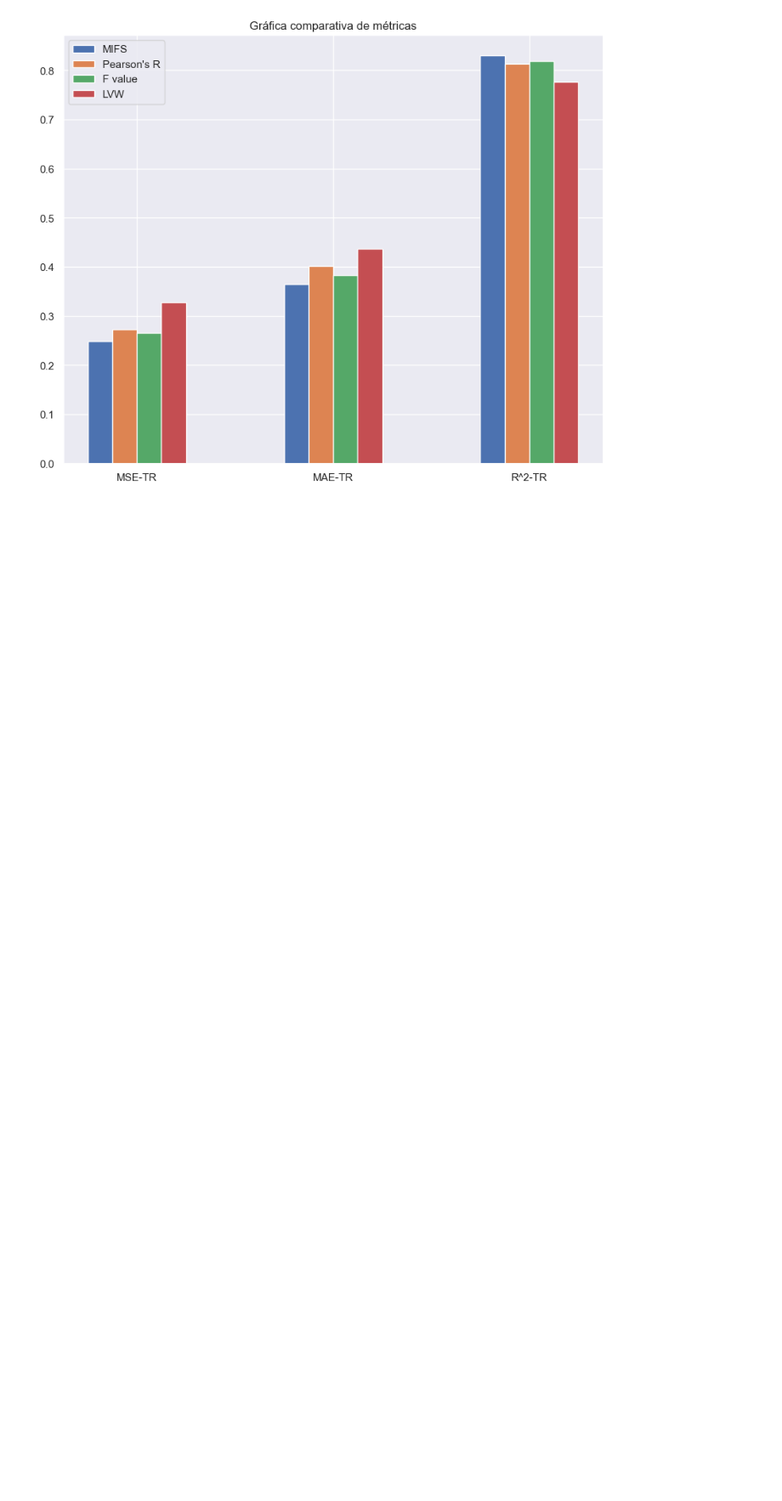
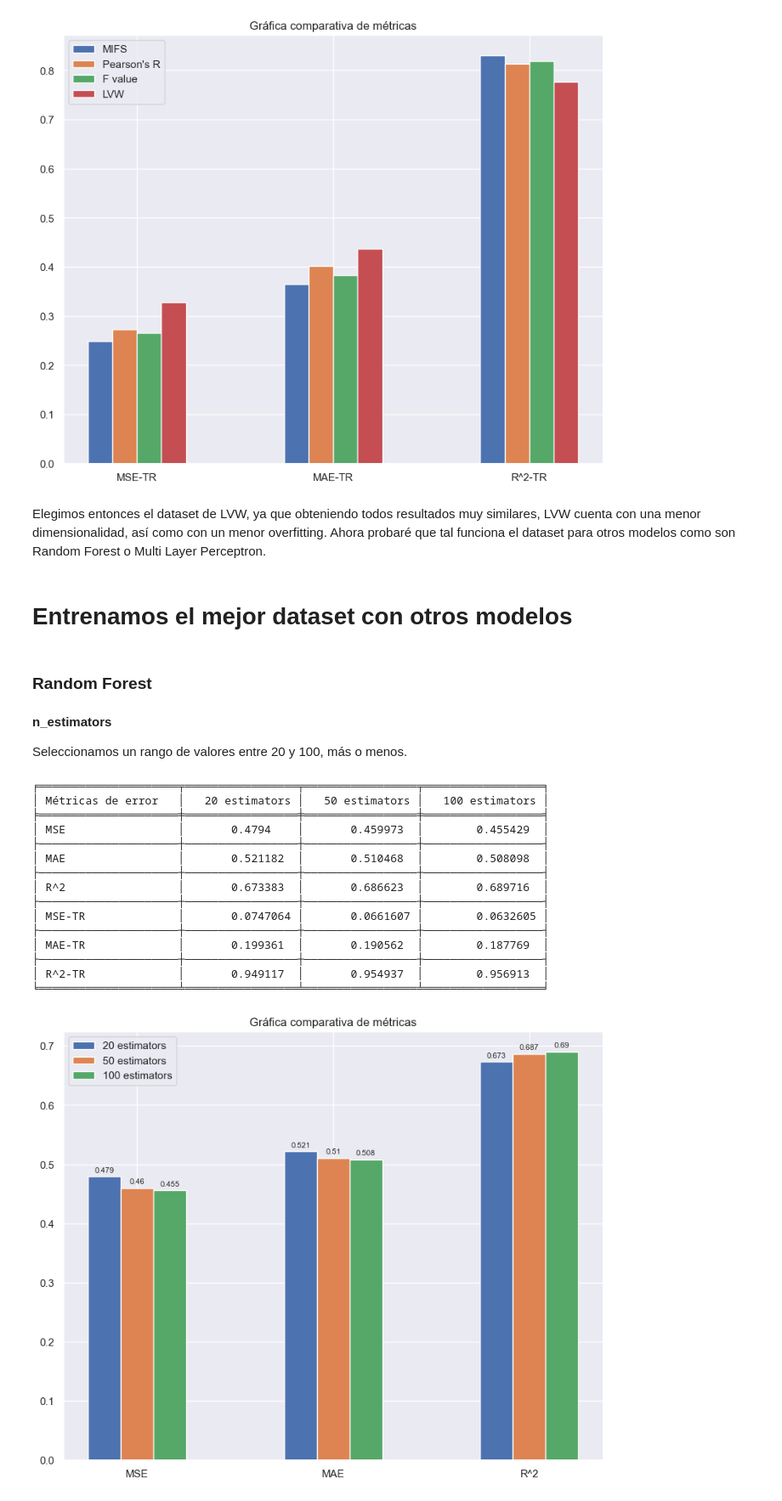
Before and after one commit to JMMelcrack/Predictive-models-applied-to-the-analysis-of-professional-footballers-wages, a Jupyter notebook: FeatureSelection.ipynb, the cells around one changed output. Shown at 85% size. Cells and saved outputs as stored; diff of their text form; code cells hidden in the pictures; blank space fills up the shorter version.

Commit message:
Comparados modelos con el dataset de LVW, incluido uso de ensembles

```diff
--- a/FeatureSelection.ipynb
+++ b/FeatureSelection.ipynb
@@ -1862,3 +1865,50 @@ graficaComparacion(all_result[:, 3:6], titulos, categorias[3:6])
 ╘═════════════════════╧══════════╧═══════════════╧═══════════╧══════════╛
 [figure]
 [figure]
+# %% [markdown]
+Elegimos entonces el dataset de LVW, ya que obteniendo todos resultados muy similares, LVW cuenta con una menor dimensionalidad, así como con un menor overfitting. Ahora probaré que tal funciona el dataset para otros modelos como son Random Forest o Multi Layer Perceptron.
+# %% [markdown]
+# Entrenamos el mejor dataset con otros modelos
+# %% [markdown]
+### Random Forest
+# %% [markdown]
+**n_estimators**
+
+Seleccionamos un rango de valores entre 20 y 100, más o menos.
+# %%
+model_1 = RandomForestRegressor(n_estimators = 20, random_state=34, n_jobs=-1)
+model_2 = RandomForestRegressor(n_estimators = 50, random_state=34, n_jobs=-1)
+model_3 = RandomForestRegressor(n_estimators = 100, random_state=34, n_jobs=-1)
+
+# Aplicamos CV a nuestros modelos para obtener sus métricas de error
+result1 = crossValidation(model_1, kf, LVW_data, y_train_log, True)
+result2 = crossValidation(model_2, kf, LVW_data, y_train_log, True)
+result3 = crossValidation(model_3, kf, LVW_data, y_train_log, True)
+
+all_result = np.vstack((result1[1:], result2[1:], result3[1:]))
+
+categorias = ['MSE', 'MAE', 'R^2', 'MSE-TR', 'MAE-TR', 'R^2-TR']
+titulos = ['20 estimators', '50 estimators', '100 estimators']
+
+tablaComparacion(all_result, categorias, titulos)
+
+# Visualizamos los gráficos de barras de los distintos modelos para las métricas de error
+graficaComparacion(all_result[:, 0:3], titulos, categorias[0:3])
+graficaComparacion(all_result[:, 3:6], titulos, categorias[3:6])
+# %% [output]
+╒═════════════════════╤═════════════════╤═════════════════╤══════════════════╕
+│ Métricas de error   │   20 estimators │   50 estimators │   100 estimators │
+╞═════════════════════╪═════════════════╪═════════════════╪══════════════════╡
+│ MSE                 │       0.4794    │       0.459973  │        0.455429  │
+├─────────────────────┼─────────────────┼─────────────────┼──────────────────┤
+│ MAE                 │       0.521182  │       0.510468  │        0.508098  │
+├─────────────────────┼─────────────────┼─────────────────┼──────────────────┤
+│ R^2                 │       0.673383  │       0.686623  │        0.689716  │
+├─────────────────────┼─────────────────┼─────────────────┼──────────────────┤
+│ MSE-TR              │       0.0747064 │       0.0661607 │        0.0632605 │
+├─────────────────────┼─────────────────┼─────────────────┼──────────────────┤
+│ MAE-TR              │       0.199361  │       0.190562  │        0.187769  │
+├─────────────────────┼─────────────────┼─────────────────┼──────────────────┤
+│ R^2-TR              │       0.949117  │       0.954937  │        0.956913  │
+╘═════════════════════╧═════════════════╧═════════════════╧══════════════════╛
+[figure, added]
```
Also changed, not shown: parts of 37 cells of this notebook.
